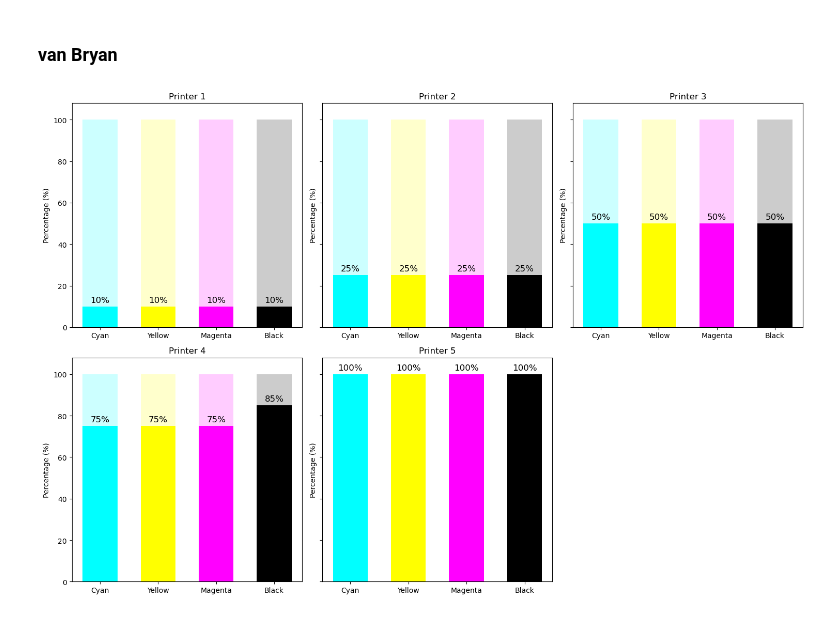
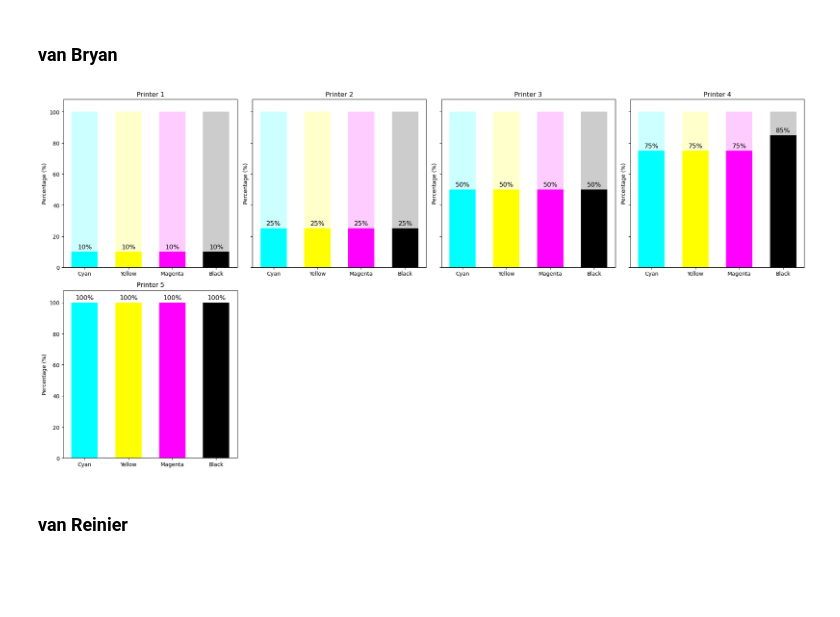
Before and after one commit to get-to-work-together/Defensie-Python-Traject, a Jupyter notebook: Cursus/Dag 8/printer_toner_levels.ipynb, the cells around one changed output. Drawn from its saved outputs; the diff is of its cells as text; code cells hidden in the pictures; blank space fills up the shorter version.

```diff
--- a/Cursus/Dag 8/printer_toner_levels.ipynb
+++ b/Cursus/Dag 8/printer_toner_levels.ipynb
@@ -90,34 +90,41 @@ def toner_levels(levels, printer_name='Printer Cartridge Niveau', ax=None):
     ax.set_title(printer_name)
 
     #ax tekst in %
     for i, (level) in enumerate(levels):
         ax.text(i, level+2, f"{level}%", ha="center", color='black', fontsize=12)
 
 data = [
     {'name': 'Printer 1', 'levels': [10, 10, 10, 10]},
     {'name': 'Printer 2', 'levels': [25, 25, 25, 25]},
     {'name': 'Printer 3', 'levels': [50, 50, 50, 50]},
     {'name': 'Printer 4', 'levels': [75, 75, 75, 85]},
     {'name': 'Printer 5', 'levels': [100, 100, 100, 100]},
 ]
 
 plot_width = 5
 plot_height = 5
-ncols = 3
+ncols = 4
 nrows = len(data) // ncols
 if len(data) % ncols != 0:
     nrows += 1
 fig, ax = plt.subplots(nrows, ncols, figsize=(ncols * plot_width, nrows * plot_height), sharey=True, squeeze=False)
 
 for i, d in enumerate(data):
     irow = i // ncols
     icol = i % ncols
     toner_levels(d['levels'], d['name'], ax=ax[irow, icol])
 
-if len(data) % ncols != 0:
-    fig.delaxes(ax[nrows-1, ncols-1])
+# if len(data) % ncols != 0:
+#     fig.delaxes(ax[nrows-1, ncols-1])
+
+for j in range(len(data), nrows * ncols):
+    row = j // ncols
+    col = j % ncols
+    ax[row, col].axis('off')
 
 plt.tight_layout()
 plt.show()
 # %% [output]
-[figure, old version]
+[figure, new version]
+# %% [markdown]
+### van Reinier
```
Also changed, not shown: parts of 1 cell of this notebook, 4 other files.
